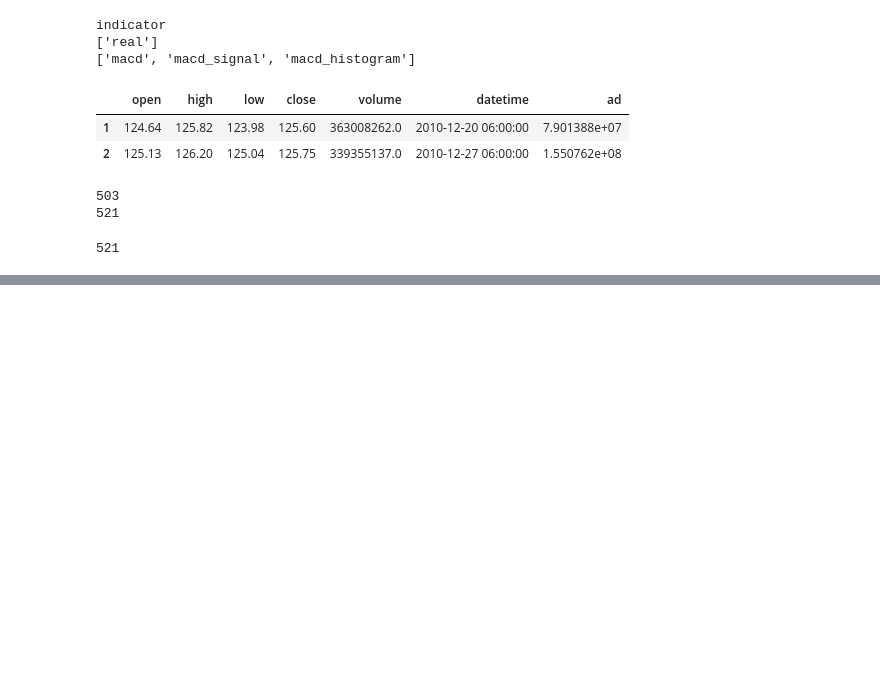
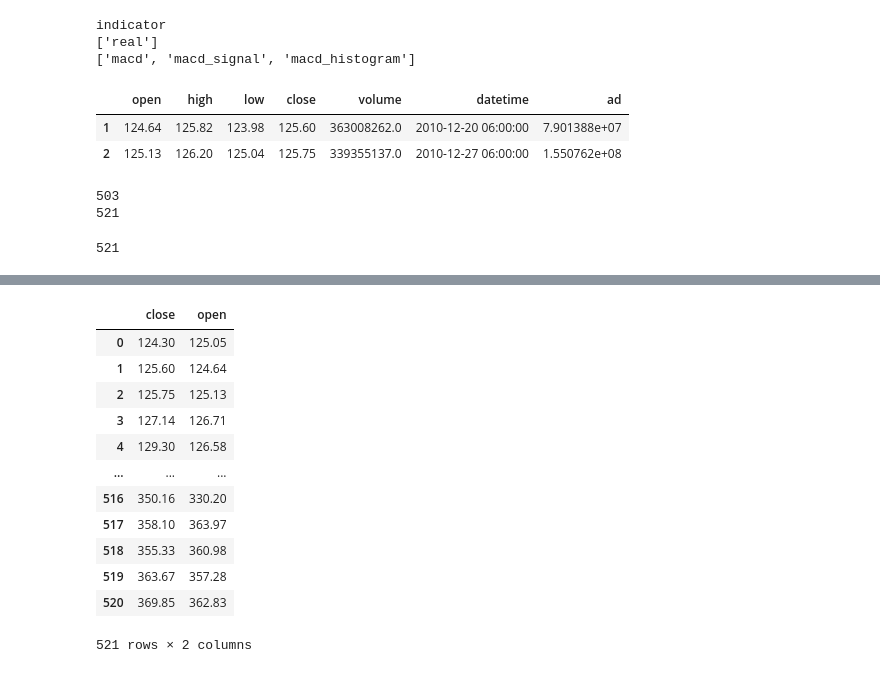
Before and after one commit to barrard/pyStocks, a Jupyter notebook: data-create.ipynb, the cells around one changed output, grey strips where cells are left out. Cells and saved outputs as stored; diff of their text form; code cells hidden in the pictures; blank space fills up the shorter version.

```diff
--- a/data-create.ipynb
+++ b/data-create.ipynb
@@ -176,0 +288,17 @@ len(ti.obv(np.array(week.close),np.array(week.volume),))
+# %%
+# week['counts'] = week['above_20MA'].rolling(20).apply( aboveCount)
+week[['close', 'open']]
+# %% [output]
+|  | close | open |
+| 0 | 124.30 | 125.05 |
+| 1 | 125.60 | 124.64 |
+| 2 | 125.75 | 125.13 |
+| 3 | 127.14 | 126.71 |
+| 4 | 129.30 | 126.58 |
+| ... | ... | ... |
+| 516 | 350.16 | 330.20 |
+| 517 | 358.10 | 363.97 |
+| 518 | 355.33 | 360.98 |
+| 519 | 363.67 | 357.28 |
+| 520 | 369.85 | 362.83 |
+521 rows × 2 columns
```
Also changed, not shown: parts of 11 cells of this notebook, 6 other files.
